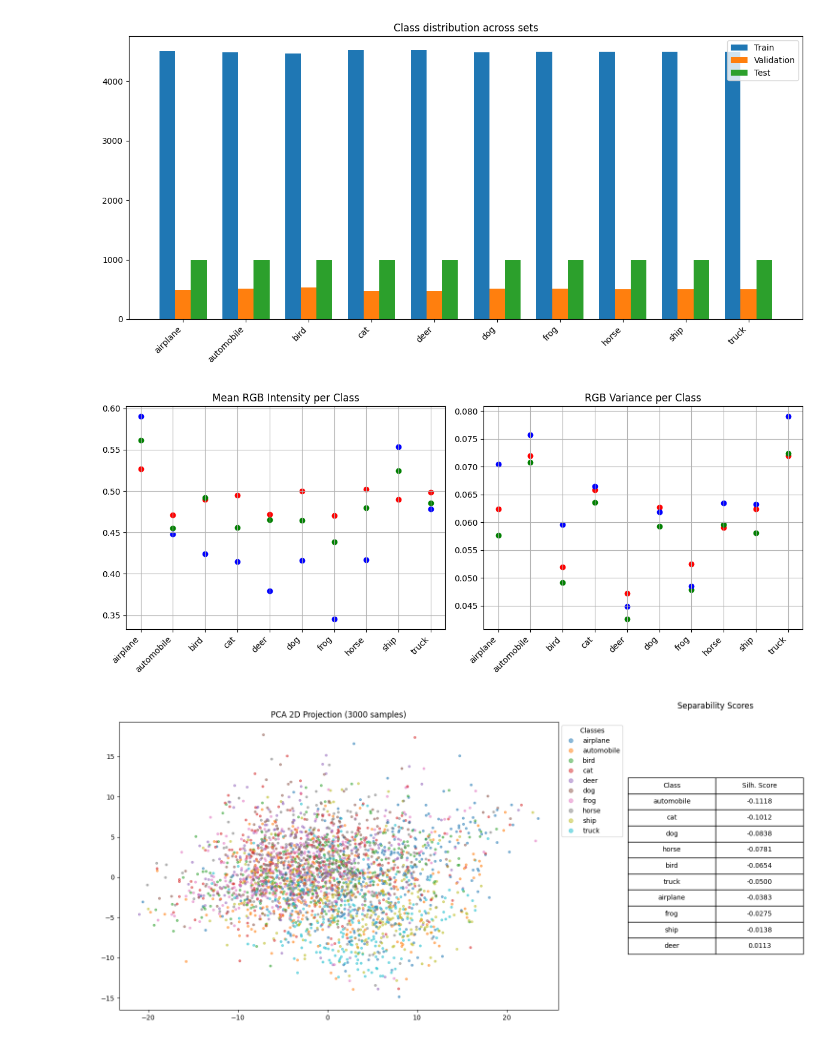
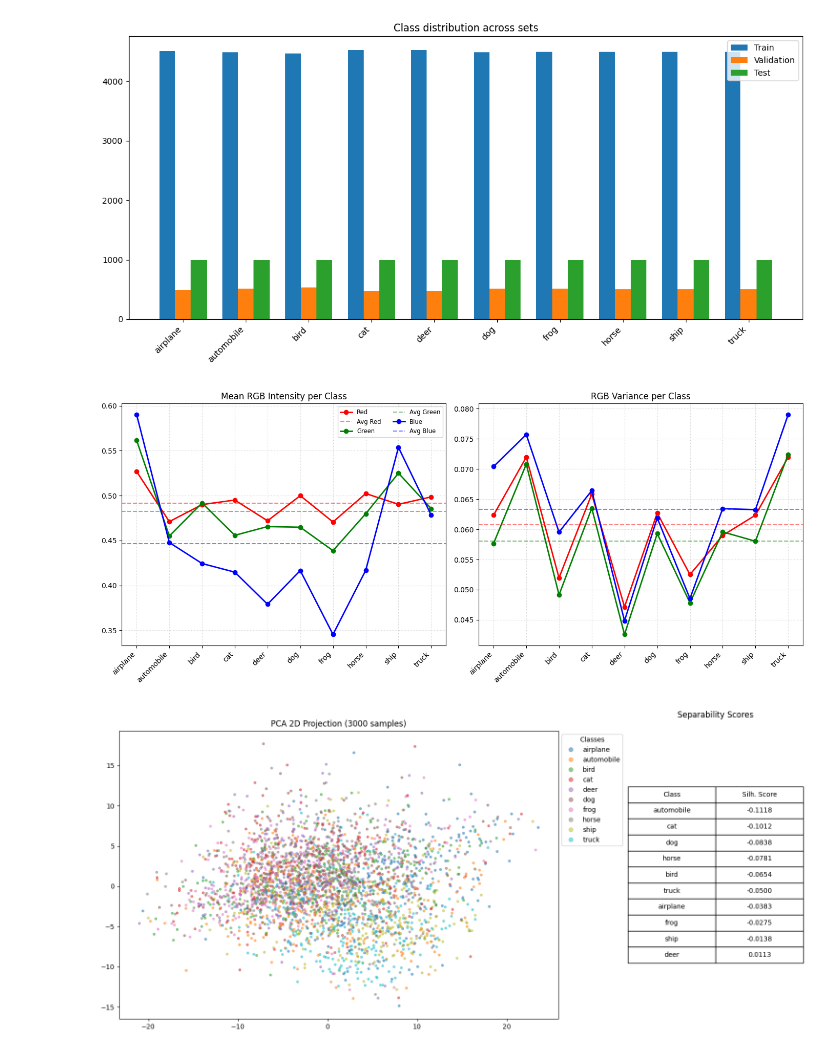
Before and after one commit to Rave-Cohen/DeepLearning_Ass_1, a Jupyter notebook: assignment_1_new_vers.ipynb, the cells around one changed output. Drawn from its saved outputs; the diff is of its cells as text; code cells hidden in the pictures.

```diff
--- a/assignment_1_new_vers.ipynb
+++ b/assignment_1_new_vers.ipynb
@@ -30,7 +30,7 @@ print("Using device:", device)
 
 notebook_dir = Path.cwd()
 DATA_ROOT = notebook_dir / "data"
-OUTPUTS_DIR = notebook_dir / "outputs"
+OUTPUTS_DIR = notebook_dir / "outputs" / "vanilla"
 MODEL_SAVE_DIR = OUTPUTS_DIR / "models"
 
 # ONLY DEFINED ONCE HERE!
@@ -162,40 +162,67 @@ save_figure(fig_dist, "class_distribution_train_val_test.png"); plt.show()
 # %%
 # %%
 def compute_class_rgb_stats(dataset):
     num_classes = len(dataset.dataset.classes)
     pixel_sum, pixel_sq_sum, pixel_count = torch.zeros(num_classes, 3), torch.zeros(num_classes, 3), torch.zeros(num_classes)
 
     for idx in dataset.indices:
         img, label = dataset.dataset[idx]
         img = img.view(3, -1)
         pixel_sum[label] += img.sum(dim=1)
         pixel_sq_sum[label] += (img ** 2).sum(dim=1)
         pixel_count[label] += img.shape[1]
 
     class_means = pixel_sum / pixel_count.unsqueeze(1)
     class_vars = (pixel_sq_sum / pixel_count.unsqueeze(1)) - class_means**2
     return class_means.numpy(), class_vars.numpy()
 
 def plot_rgb_stats(class_means, class_vars, class_names):
     x = np.arange(len(class_names))
-    fig, axes = plt.subplots(1, 2, figsize=(12, 5))
+    fig, axes = plt.subplots(1, 2, figsize=(14, 6))
     colors = ['r', 'g', 'b']
     labels = ["Red", "Green", "Blue"]
 
-    for i in range(3): axes[0].scatter(x, class_means[:, i], color=colors[i], label=labels[i])
-    axes[0].set_title("Mean RGB Intensity per Class"); axes[0].set_xticks(x); axes[0].set_xticklabels(class_names, rotation=45, ha='right'); axes[0].grid(True)
+    # Calculate global averages (mean of all classes) for the reference lines
+    global_means = np.mean(class_means, axis=0)
+    global_vars = np.mean(class_vars, axis=0)
 
-    for i in range(3): axes[1].scatter(x, class_vars[:, i], color=colors[i])
-    axes[1].set_title("RGB Variance per Class"); axes[1].set_xticks(x); axes[1].set_xticklabels(class_names, rotation=45, ha='right'); axes[1].grid(True)
+    # 1. Mean RGB Intensity Plot
+    for i in range(3):
+        # Line graph for each class
+        axes[0].plot(x, class_means[:, i], color=colors[i], marker='o', label=labels[i], linewidth=2)
+        # Horizontal dashed line for the global mean of that color
+        axes[0].axhline(global_means[i], color=colors[i], linestyle='--', alpha=0.5, label=f'Avg {labels[i]}')
+
+    axes[0].set_title("Mean RGB Intensity per Class")
+    axes[0].set_xticks(x)
+    axes[0].set_xticklabels(class_names, rotation=45, ha='right')
+    axes[0].grid(True, linestyle=':', alpha=0.6)
+    axes[0].legend(loc='upper right', fontsize='small', ncol=2)
+
+    # 2. RGB Variance Plot
+    for i in range(3):
+        # Line graph for each class
+        axes[1].plot(x, class_vars[:, i], color=colors[i], marker='o', linewidth=2)
+        # Horizontal dashed line for the global average variance of that color
+        axes[1].axhline(global_vars[i], color=colors[i], linestyle='--', alpha=0.5)
+
+    axes[1].set_title("RGB Variance per Class")
+    axes[1].set_xticks(x)
+    axes[1].set_xticklabels(class_names, rotation=45, ha='right')
+    axes[1].grid(True, linestyle=':', alpha=0.6)
 
     fig.tight_layout()
     return fig
 
+# Execute the updated logic
 class_means, class_vars = compute_class_rgb_stats(train_dataset)
 fig_rgb_stats = plot_rgb_stats(class_means, class_vars, train_dataset.dataset.classes)
-save_figure(fig_rgb_stats, "rgb_stats_per_class.png"); plt.show()
+
+# Save and show
+save_figure(fig_rgb_stats, "rgb_stats_per_class_lined.png")
+plt.show()
 # %% [output]
-[figure, old version]
+[figure, new version]
 # %%
 # %%
 def plot_combined_analysis(dataset, num_samples=3000):
```
Also changed, not shown: parts of 7 cells of this notebook.
